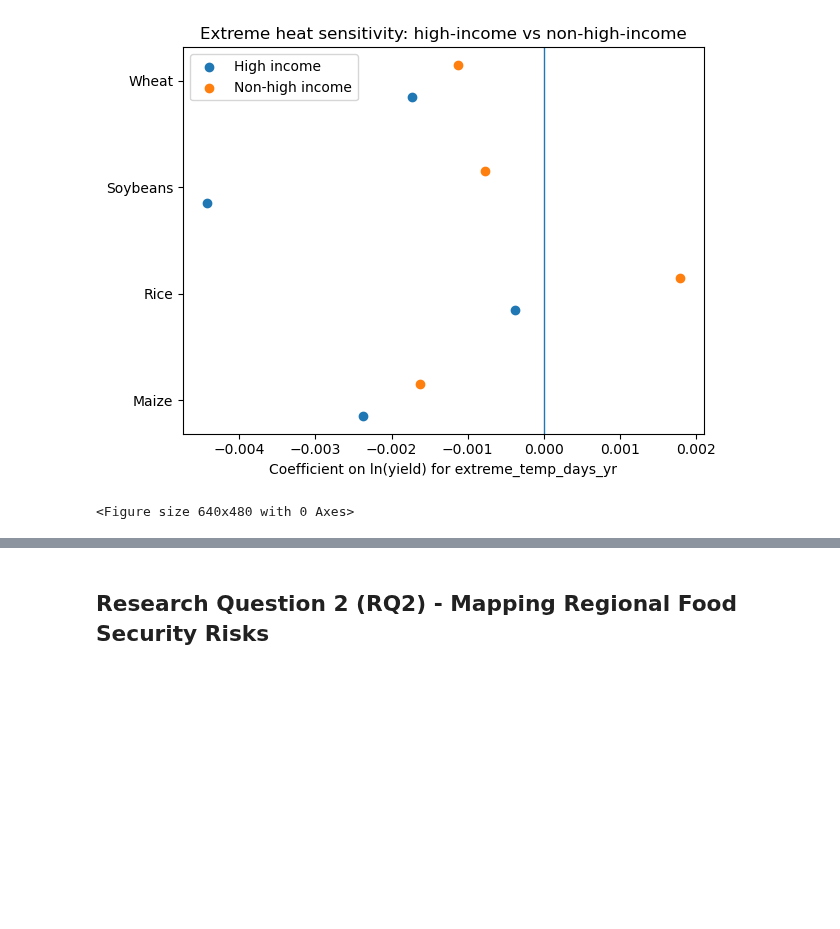
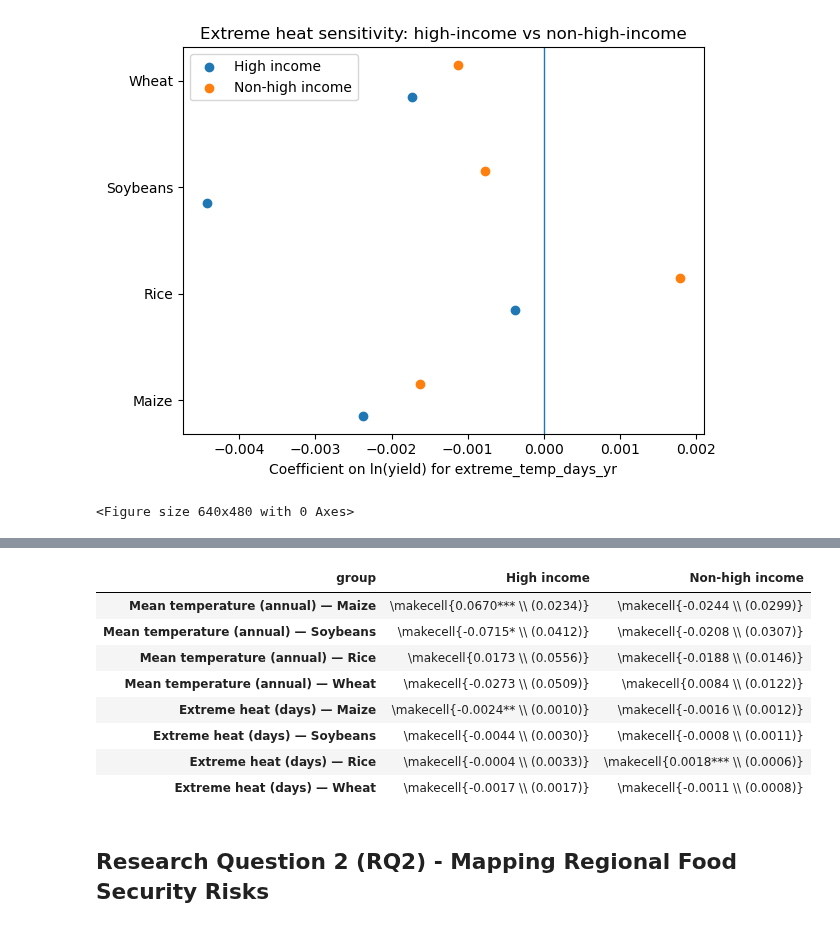
Before and after one commit to clareubc/521d_assignment, a Jupyter notebook: final_project/Final_Project.ipynb, the cells around one changed output, grey strips where cells are left out. Saved outputs shown, nothing was run; the diff lists cells and outputs as text; code cells hidden in the pictures; blank space fills up the shorter version.

```diff
--- a/final_project/Final_Project.ipynb
+++ b/final_project/Final_Project.ipynb
@@ -1112,3 +1203,62 @@ plt.savefig("fig_income_diff_extreme_heat.png", dpi=300, bbox_inches="tight")
+# %%
+crop_order = ["Maize", "Soybeans", "Rice", "Wheat"]
+var_order = [
+    "temperature_mean_yr",
+    "extreme_temp_days_yr",
+    "precipitation_yr",
+    "precipitation_sd_yr",
+]
+
+pretty = {
+    "temperature_mean_yr": "Mean temperature (annual)",
+    "extreme_temp_days_yr": "Extreme heat (days)",
+    "precipitation_yr": "Total precipitation (annual)",
+    "precipitation_sd_yr": "Precipitation variability (SD)",
+}
+
+df = rq1_income_coef.copy()
+df = df[df["variable"].isin(var_order)].copy()
+
+df["cell"] = df.apply(
+    lambda r: coef_se_cell(r["coef"], r["se_robust"], r["pvalue"], digits=4), axis=1
+)
+
+# pivot to: index = (variable, crop), columns = group, values = cell
+A2 = df.pivot_table(
+    index=["variable", "crop"], columns="group", values="cell", aggfunc="first"
+).reindex(
+    index=pd.MultiIndex.from_product(
+        [var_order, crop_order], names=["variable", "crop"]
+    )
+)
+
+# nicer row labels
+A2.index = [f"{pretty.get(v, v)} — {c}" for v, c in A2.index]
+
+# add N row by (crop, group) as separate “block” table if you want:
+# (optional) quick N table
+Ntab = (
+    df.drop_duplicates(subset=["group", "crop"])
+    .pivot(index="crop", columns="group", values="n")
+    .reindex(index=crop_order)
+)
+
+latex_A2 = A2.to_latex(index=True, escape=False, column_format="lcc", bold_rows=False)
+
+with open("appendix_RQ1_A2_income_split.tex", "w") as f:
+    f.write(latex_A2)
+
+A2.head(8)
+# %% [output]
+| group | High income | Non-high income |
+| Mean temperature (annual) — Maize | \makecell{0.0670*** \\ (0.0234)} | \makecell{-0.0244 \\ (0.0299)} |
+| Mean temperature (annual) — Soybeans | \makecell{-0.0715* \\ (0.0412)} | \makecell{-0.0208 \\ (0.0307)} |
+| Mean temperature (annual) — Rice | \makecell{0.0173 \\ (0.0556)} | \makecell{-0.0188 \\ (0.0146)} |
+| Mean temperature (annual) — Wheat | \makecell{-0.0273 \\ (0.0509)} | \makecell{0.0084 \\ (0.0122)} |
+| Extreme heat (days) — Maize | \makecell{-0.0024** \\ (0.0010)} | \makecell{-0.0016 \\ (0.0012)} |
+| Extreme heat (days) — Soybeans | \makecell{-0.0044 \\ (0.0030)} | \makecell{-0.0008 \\ (0.0011)} |
+| Extreme heat (days) — Rice | \makecell{-0.0004 \\ (0.0033)} | \makecell{0.0018*** \\ (0.0006)} |
+| Extreme heat (days) — Wheat | \makecell{-0.0017 \\ (0.0017)} | \makecell{-0.0011 \\ (0.0008)} |
 # %% [markdown]
 ## Research Question 2 (RQ2) - Mapping Regional Food Security Risks
 # %% [markdown]
```
Also changed, not shown: parts of 8 cells of this notebook, 4 other files.
